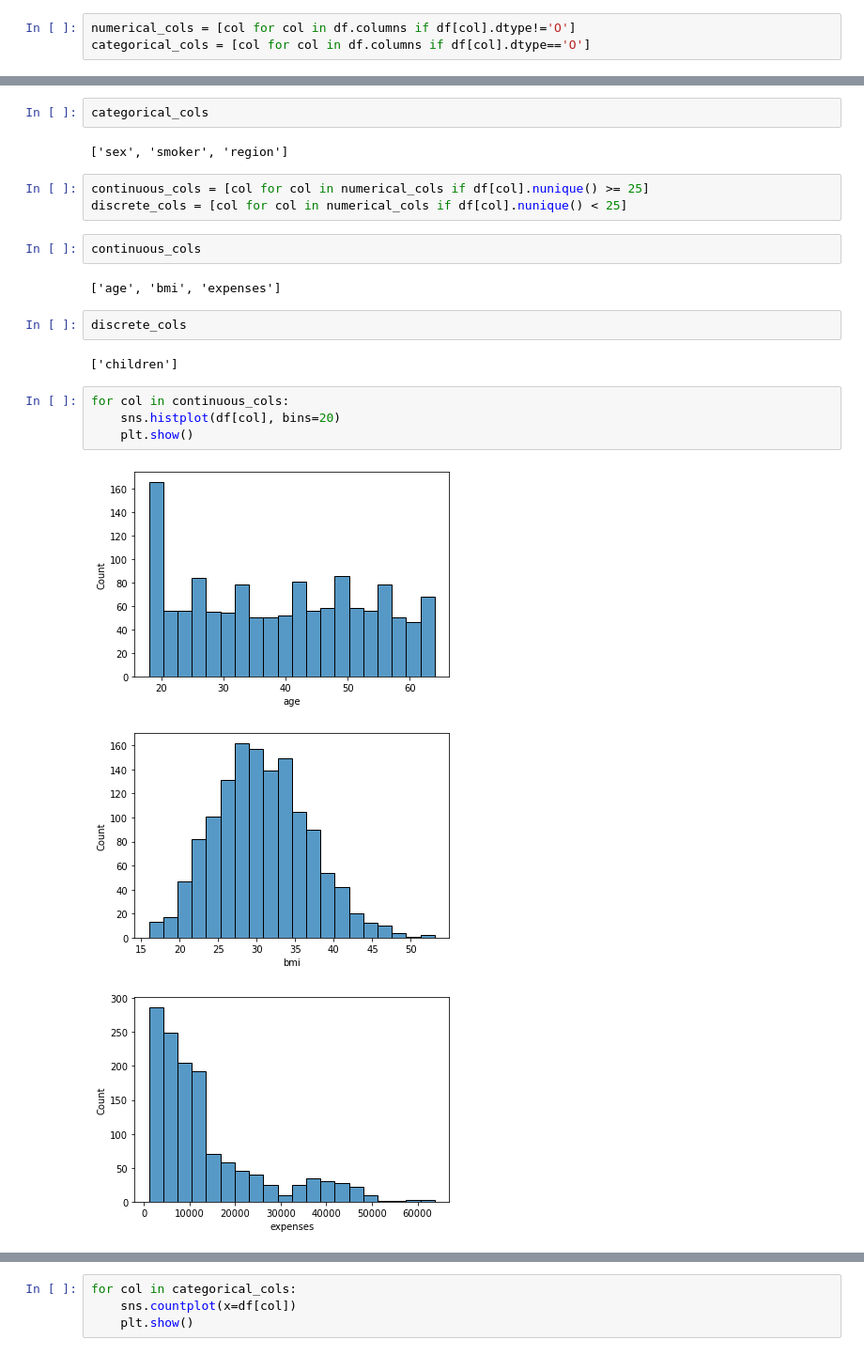
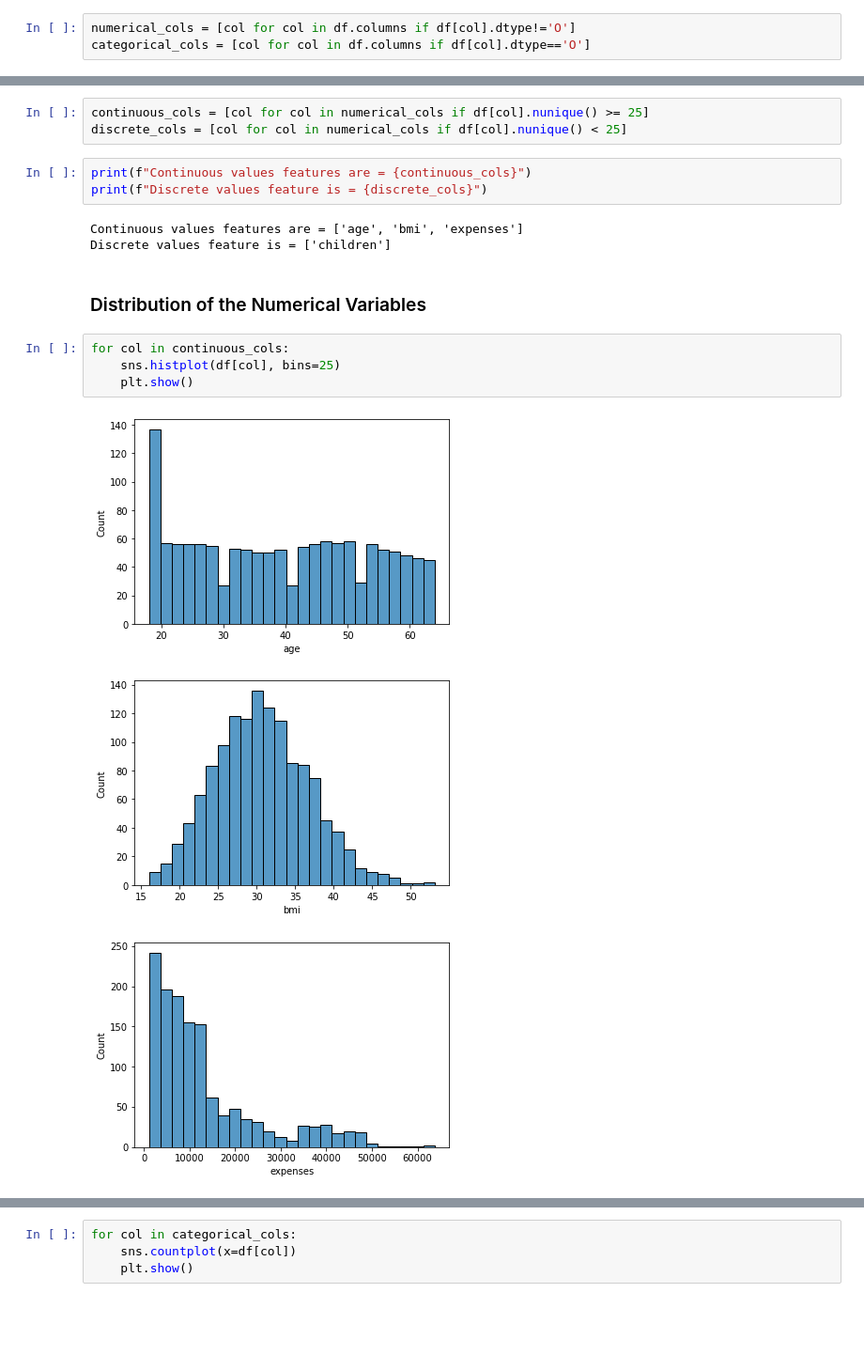
Before and after one commit to ikaushikpal/Insurance_Premium_Prediction, a Jupyter notebook: jNotebook Files/Insurance Premium Prediction.ipynb, the cells around one changed output, grey strips where cells are left out. Shown: that part at 94% size. Saved outputs shown, nothing was run; the diff lists cells and outputs as text; blank space fills up the shorter version.

```diff
--- a/jNotebook Files/Insurance Premium Prediction.ipynb
+++ b/jNotebook Files/Insurance Premium Prediction.ipynb
@@ -51,23 +96,19 @@ numerical_cols
-# %%
-categorical_cols
-# %% [output]
-['sex', 'smoker', 'region']
 # %%
 continuous_cols = [col for col in numerical_cols if df[col].nunique() >= 25]
 discrete_cols = [col for col in numerical_cols if df[col].nunique() < 25]
 # %%
-continuous_cols
+print(f"Continuous values features are = {continuous_cols}")
+print(f"Discrete values feature is = {discrete_cols}")
 # %% [output]
-['age', 'bmi', 'expenses']
+Continuous values features are = ['age', 'bmi', 'expenses']
+Discrete values feature is = ['children']
-# %%
-discrete_cols
-# %% [output]
-['children']
+# %% [markdown]
+### Distribution of the Numerical Variables
 # %%
 for col in continuous_cols:
-    sns.histplot(df[col], bins=20)
+    sns.histplot(df[col], bins=25)
     plt.show()
 # %% [output]
-[figure, old version]
+[figure, new version]
-[figure, old version]
+[figure, new version]
-[figure, old version]
+[figure, new version]
```
Also changed, not shown: parts of 36 cells of this notebook.
